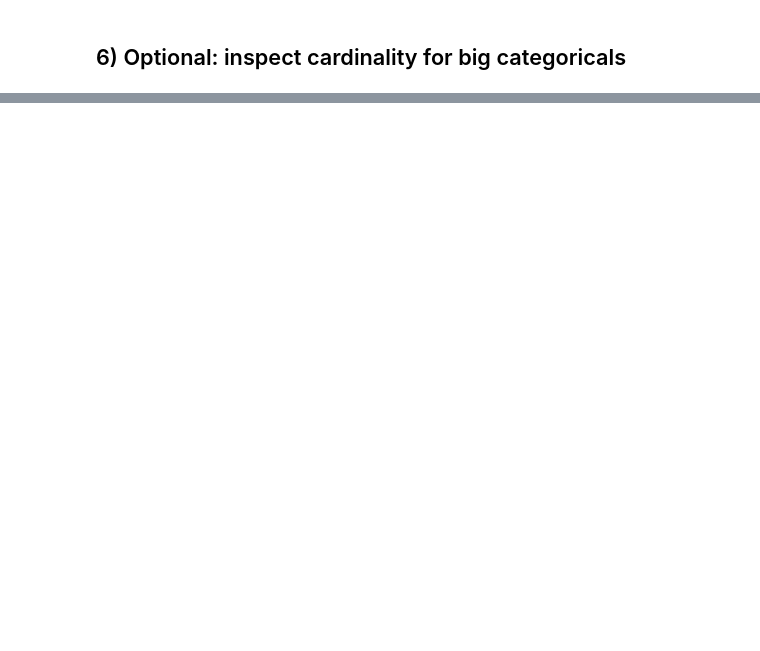
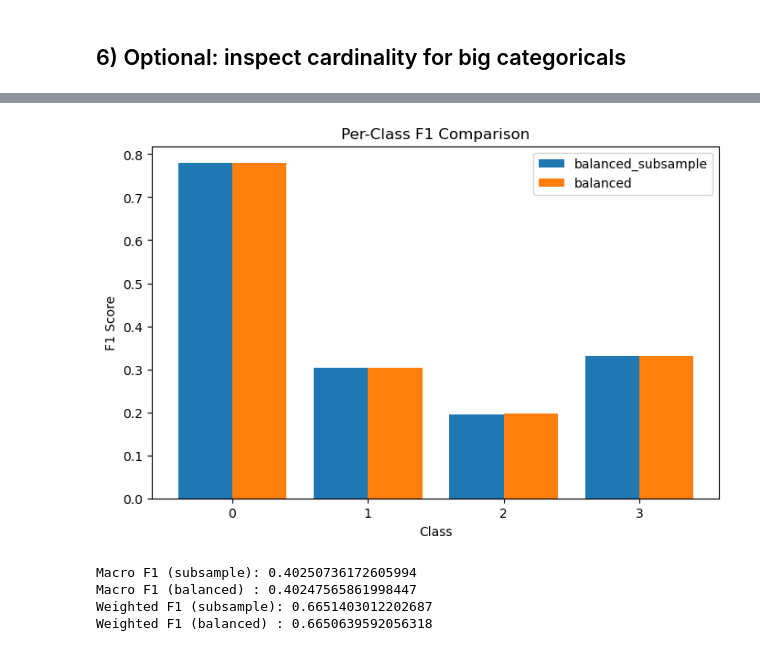
Before and after one commit to ingridalt/DSC-288R-CAPSTONE, a Jupyter notebook: 3_Data_Preprocessing/RandomForest_ACS_ExpandedFeatures.ipynb, the cells around one changed output, grey strips where cells are left out. Drawn from its saved outputs; the diff is of its cells as text; code cells hidden in the pictures; blank space fills up the shorter version.

```diff
--- a/3_Data_Preprocessing/RandomForest_ACS_ExpandedFeatures.ipynb
+++ b/3_Data_Preprocessing/RandomForest_ACS_ExpandedFeatures.ipynb
@@ -313,0 +506,22 @@ NameError: name 'df_train_pp' is not defined
+# %%
+import pandas as pd
+from sklearn.metrics import classification_report
+
+report_sub = classification_report(y_test, y_pred_bss, output_dict=True)
+report_bal = classification_report(y_test, y_pred_bal, output_dict=True)
+
+rows = []
+
+for c in ["0", "1", "2", "3"]:
+    rows.append({
+        "class": c,
+        "precision_subsample": report_sub[c]["precision"],
+        "precision_balanced": report_bal[c]["precision"],
+        "recall_subsample": report_sub[c]["recall"],
+        "recall_balanced": report_bal[c]["recall"],
+        "f1_subsample": report_sub[c]["f1-score"],
+        "f1_balanced": report_bal[c]["f1-score"],
+    })
+
+df_compare = pd.DataFrame(rows)
+df_compare
@@ -313,0 +534,28 @@ NameError: name 'df_train_pp' is not defined
+# %%
+import matplotlib.pyplot as plt
+
+x = range(len(df_compare))
+
+plt.figure(figsize=(8,5))
+plt.bar([i-0.2 for i in x], df_compare["f1_subsample"], width=0.4, label="balanced_subsample")
+plt.bar([i+0.2 for i in x], df_compare["f1_balanced"], width=0.4, label="balanced")
+
+plt.xticks(x, df_compare["class"])
+plt.xlabel("Class")
+plt.ylabel("F1 Score")
+plt.title("Per-Class F1 Comparison")
+plt.legend()
+plt.show()
+# %% [output]
+[figure, added]
+# %%
+print("Macro F1 (subsample):", report_sub["macro avg"]["f1-score"])
+print("Macro F1 (balanced) :", report_bal["macro avg"]["f1-score"])
+
+print("Weighted F1 (subsample):", report_sub["weighted avg"]["f1-score"])
+print("Weighted F1 (balanced) :", report_bal["weighted avg"]["f1-score"])
+# %% [output]
+Macro F1 (subsample): 0.40250736172605994
+Macro F1 (balanced) : 0.40247565861998447
+Weighted F1 (subsample): 0.6651403012202687
+Weighted F1 (balanced) : 0.6650639592056318
```
Also changed, not shown: parts of 21 cells of this notebook, 1 other file.
